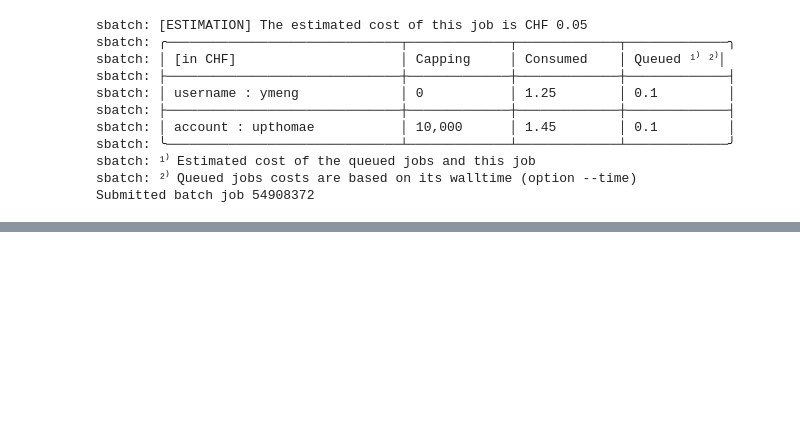
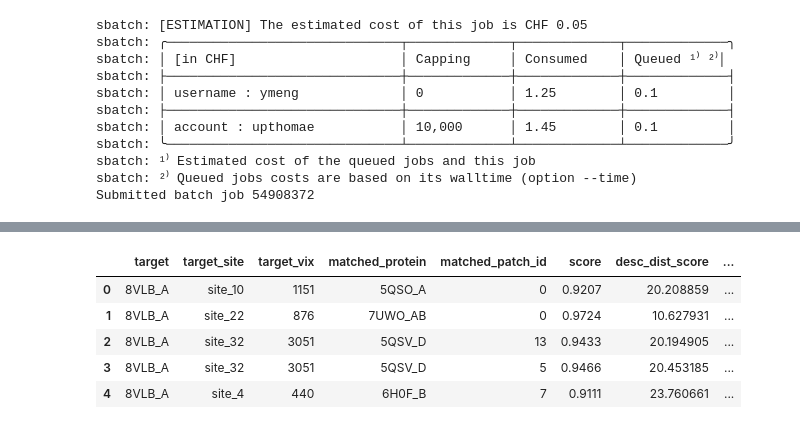
Before and after one commit to meng-yx/masif-neosurf-af2, a Jupyter notebook: notebooks/neosurf_neosurf.ipynb, the cells around one changed output, grey strips where cells are left out. Saved outputs shown, nothing was run; the diff lists cells and outputs as text; code cells hidden in the pictures; blank space fills up the shorter version.

Commit message:
Neosurf-Neosurf search

```diff
--- a/notebooks/neosurf_neosurf.ipynb
+++ b/notebooks/neosurf_neosurf.ipynb
@@ -23,6 +23,10 @@ input_manifest = os.path.join(input_dir, 'input_manifest.csv')
 # ----- Output ------
 # Directory to write preprocessing files
 preprocess_dir = os.path.join(data_dir, 'preprocess')
+
+# Directory to write masif-search output
+masif_search_out_dir = os.path.join(data_dir, 'masif_search')
+os.makedirs(masif_search_out_dir, exist_ok=True)
 # %% [markdown]
 ___
 ### Step 1 - preprocess all targets
@@ -426,0 +536,76 @@ ___
+# %%
+from pathlib import Path
+
+import numpy as np
+
+
+def parse_score_file(score_file):
+    """Parse MaSIF comma-separated score summary (see process_search_outputs.py)."""
+    score_file = Path(score_file)
+    if not score_file.is_file():
+        return None
+    with score_file.open() as f:
+        return {part.split(": ")[0]: part.split(": ")[1] for part in f.read().split(", ")}
+
+
+def gather_search_results(results_root, query_target):
+    """Collect .score fields and 4x4 transforms under results_root/query_target/site_*."""
+    target_dir = Path(results_root) / query_target
+    if not target_dir.is_dir():
+        raise FileNotFoundError(f"No search output directory: {target_dir}")
+
+    rows = []
+    for site_dir in sorted(target_dir.glob("site_*")):
+        target_info = parse_score_file(site_dir / "target_info.txt")
+        target_vix = int(target_info["vix"]) if target_info and "vix" in target_info else None
+
+        for score_path in sorted(site_dir.glob("*/*.score")):
+            summary = parse_score_file(score_path)
+            if summary is None:
+                continue
+
+            transform_path = score_path.with_name(f"{score_path.stem}_transform.npy")
+            if not transform_path.is_file():
+                continue
+
+            transform = np.load(transform_path)
+            if transform.shape != (4, 4):
+                print(f"Skipping invalid transform shape {transform.shape}: {transform_path}")
+                continue
+
+            rows.append(
+                {
+                    "target": query_target,
+                    "target_site": site_dir.name,
+                    "target_vix": target_vix,
+                    "matched_protein": summary["name"],
+                    "matched_patch_id": int(summary["point id"]),
+                    "score": float(summary["score"]),
+                    "desc_dist_score": float(summary["desc_dist_score"]),
+                    "clashing_ca": int(summary["clashing_ca"]),
+                    "clashing_heavy": int(summary["clashing_heavy"]),
+                    "matched_vix": int(summary["match_vix"])
+                    if "match_vix" in summary
+                    else None,
+                    "desc_dist": float(summary["desc_dist"])
+                    if "desc_dist" in summary
+                    else None,
+                    "iface_score": float(summary["iface_score"])
+                    if "iface_score" in summary
+                    else None,
+                    "mean_desc_dist_score": float(summary["mean_desc_dist_score"])
+                    if "mean_desc_dist_score" in summary
+                    else None,
+                    "flattened_transform": ",".join(map(str, transform.flatten())),
+                }
+            )
+
+    return pd.DataFrame(rows)
+
+
+results_csv = os.path.join(query_out_dir, f"{QUERY_TARGET}_search_results.csv")
+df_results = gather_search_results(query_out_dir, QUERY_TARGET)
+df_results.to_csv(results_csv, index=False)
+print(f"Wrote {len(df_results)} matches to {results_csv}")
+df_results.head()
+# %% [output]
@@ -426,0 +613,6 @@ ___
+|  | target | target_site | target_vix | matched_protein | matched_patch_id | score | desc_dist_score | ... |
+| 0 | 8VLB_A | site_10 | 1151 | 5QSO_A | 0 | 0.9207 | 20.208859 | ... |
+| 1 | 8VLB_A | site_22 | 876 | 7UWO_AB | 0 | 0.9724 | 10.627931 | ... |
+| 2 | 8VLB_A | site_32 | 3051 | 5QSV_D | 13 | 0.9433 | 20.194905 | ... |
+| 3 | 8VLB_A | site_32 | 3051 | 5QSV_D | 5 | 0.9466 | 20.453185 | ... |
+| 4 | 8VLB_A | site_4 | 440 | 6H0F_B | 7 | 0.9111 | 23.760661 | ... |
```
Also changed, not shown: parts of 4 cells of this notebook, 4 other files.
